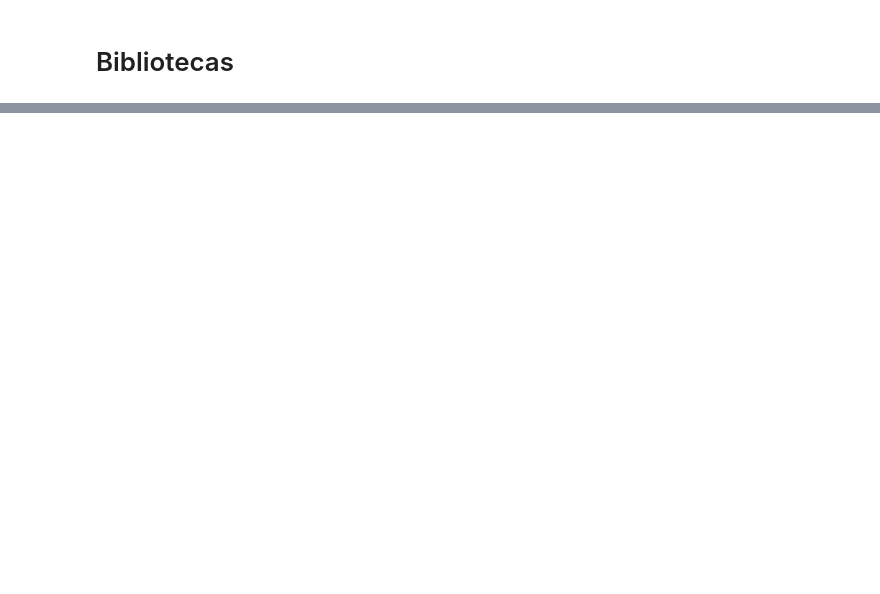
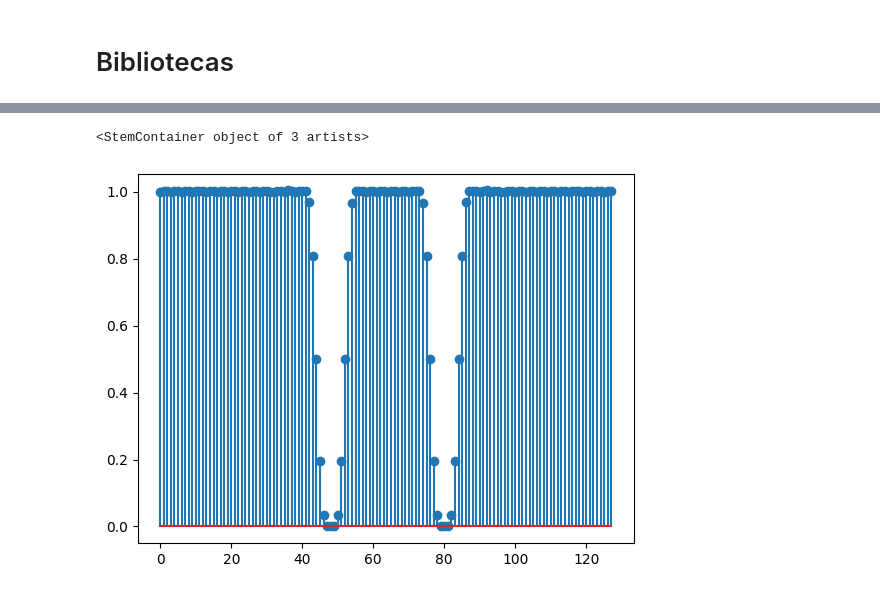
Before and after one commit to matheusloop/Processamento_Digital_de_Sinais, a Jupyter notebook: Filtros/Filttering.ipynb, the cells around one changed output, grey strips where cells are left out. Saved outputs shown, nothing was run; the diff lists cells and outputs as text; code cells hidden in the pictures; blank space fills up the shorter version.

```diff
--- a/Filtros/Filttering.ipynb
+++ b/Filtros/Filttering.ipynb
@@ -22,0 +22,12 @@ plt.stem(np.abs(X))
+# %%
+numtaps = 81
+cutoff = 100
+lf = 1500
+hf = 2500
+
+b = firwin(numtaps, [lf, hf], fs=fs, window='hamming', pass_zero=True)
+# %%
+plt.stem(np.abs(myFFTShift(myFFT(b))))
+# %% [output]
+<StemContainer object of 3 artists>
+[figure, added]
```
Also changed, not shown: parts of 8 cells of this notebook, 1 other file.
